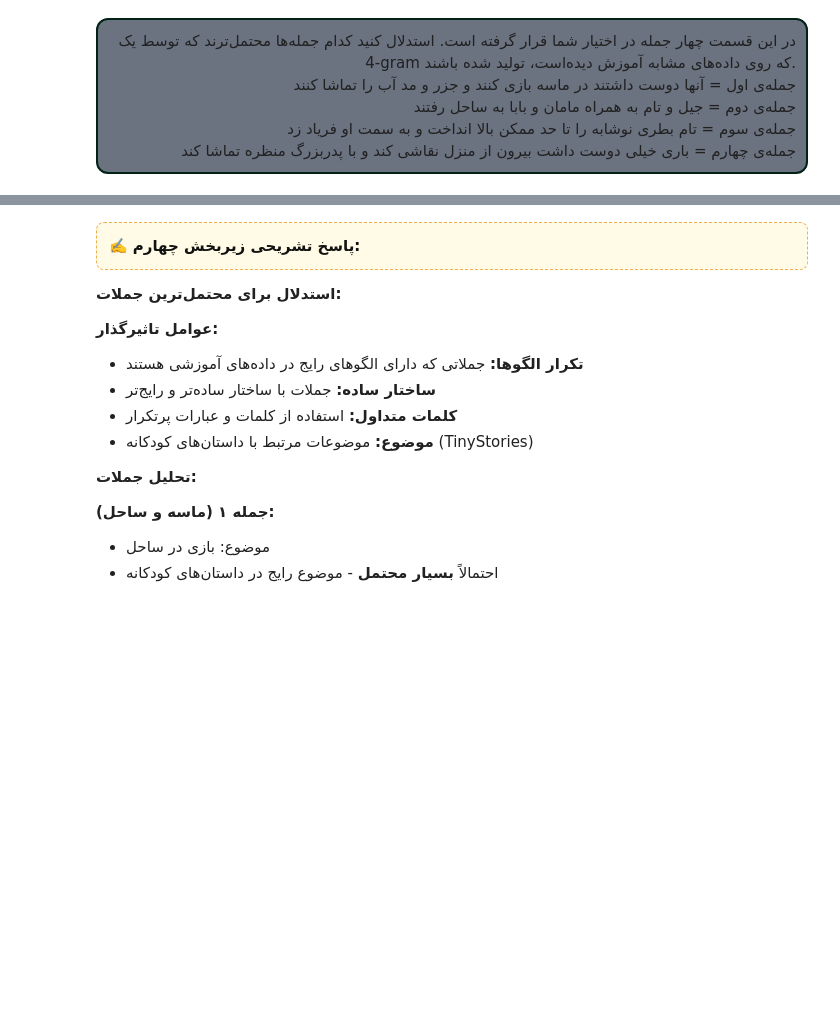
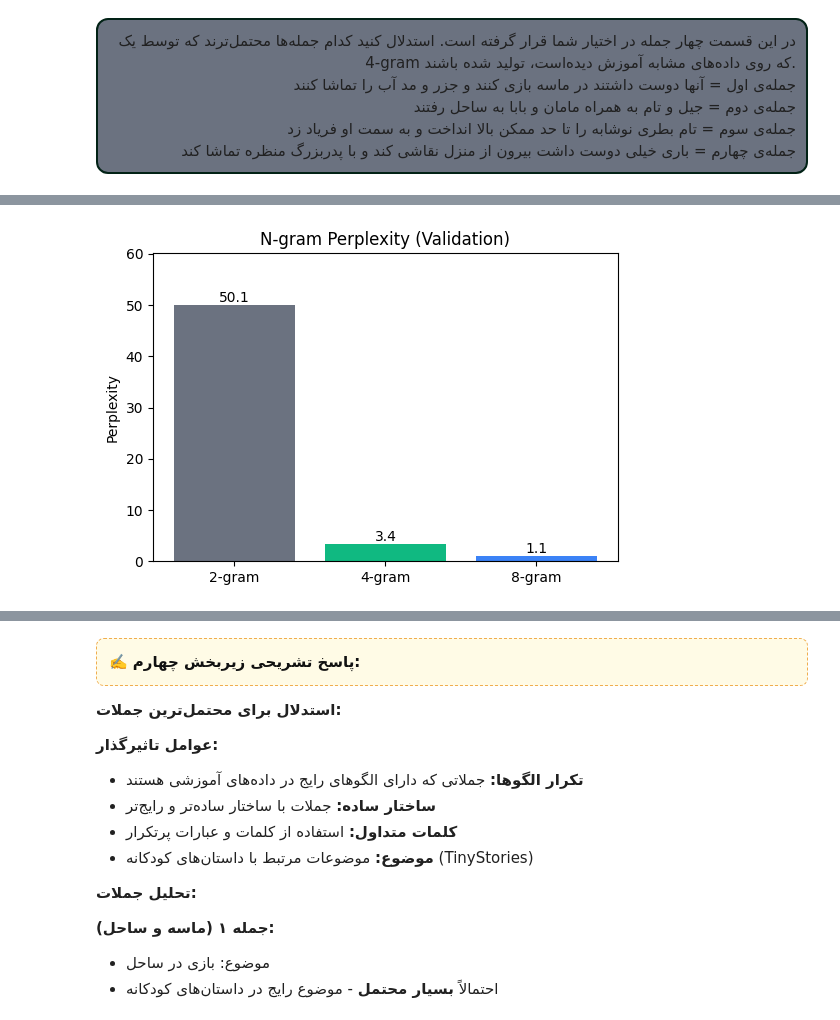
Before and after one commit to tahamajs/Natural-Language-Processing-Projects, a Jupyter notebook: NLP_UT/CA1/NLP_CA1.ipynb, the cells around one changed output, grey strips where cells are left out. Saved outputs shown, nothing was run; the diff lists cells and outputs as text; code cells hidden in the pictures; blank space fills up the shorter version.

```diff
--- a/NLP_UT/CA1/NLP_CA1.ipynb
+++ b/NLP_UT/CA1/NLP_CA1.ipynb
@@ -665,8 +982,9 @@ raw_texts = []
 for i, item in enumerate(dataset_train):
     if i >= 15000:
         break
-    if 'story' in item and item['story']:
-        raw_texts.append(item['story'])
+    text = item.get('Persian', '') or item.get('story', '')
+    if text and text.strip():
+        raw_texts.append(text.strip())
 
 print(f"Collected: {len(raw_texts)}")
 
@@ -683,7 +1001,8 @@ for text in raw_texts:
         cleaned_texts.append(cleaned)
 
 print(f"Cleaned: {len(cleaned_texts)}")
-print(f"Sample: {cleaned_texts[0][:150]}...")
+if len(cleaned_texts) > 0:
+    print(f"Sample: {cleaned_texts[0][:150]}...")
 
 print("Tokenizing with BPE...")
 tokenized_texts = []
@@ -694,14 +1013,16 @@ for text in cleaned_texts:
 
 print(f"Tokenized documents: {len(tokenized_texts)}")
 
-sample_idx = 5
-print("=" * 70)
-print("Sample tokens (first 20)")
-print(f"Text: {cleaned_texts[sample_idx][:200]}...")
-for i, token in enumerate(tokenized_texts[sample_idx][:20]):
-    print(f"  {i+1}. {token}")
-print(f"... and {len(tokenized_texts[sample_idx]) - 20} more")
-print("=" * 70)
+if len(tokenized_texts) > 5:
+    sample_idx = 5
+    print("=" * 70)
+    print("Sample tokens (first 20)")
+    print(f"Text: {cleaned_texts[sample_idx][:200]}...")
+    for i, token in enumerate(tokenized_texts[sample_idx][:20]):
+        print(f"  {i+1}. {token}")
+    if len(tokenized_texts[sample_idx]) > 20:
+        print(f"... and {len(tokenized_texts[sample_idx]) - 20} more")
+    print("=" * 70)
 
 print("Data ready for N-gram.")
 print(f"Total tokens: {sum(len(t) for t in tokenized_texts):,}")
@@ -1020,0 +1507,21 @@ for i, s in enumerate(ranked, 1):
+# %%
+import matplotlib.pyplot as plt
+perplexities = {}
+if 'ppl_2' in globals(): perplexities['2-gram'] = ppl_2
+if 'ppl_4' in globals(): perplexities['4-gram'] = ppl_4
+if 'ppl_8' in globals(): perplexities['8-gram'] = ppl_8
+if len(perplexities) == 0:
+    print('No perplexity values found. Run the evaluation cell first.')
+else:
+    labels = list(perplexities.keys())
+    values = [perplexities[k] for k in labels]
+    plt.figure(figsize=(6,4))
+    bars = plt.bar(labels, values, color=['#6B7280','#10B981','#3B82F6'])
+    plt.ylabel('Perplexity')
+    plt.title('N-gram Perplexity (Validation)')
+    for b, v in zip(bars, values):
+        plt.text(b.get_x() + b.get_width()/2, v, f'{v:.1f}', ha='center', va='bottom')
+    plt.ylim(0, max(values)*1.2)
+    plt.show()
+# %% [output]
+[figure, added]
```
Also changed, not shown: parts of 26 cells of this notebook, 2 other files.
